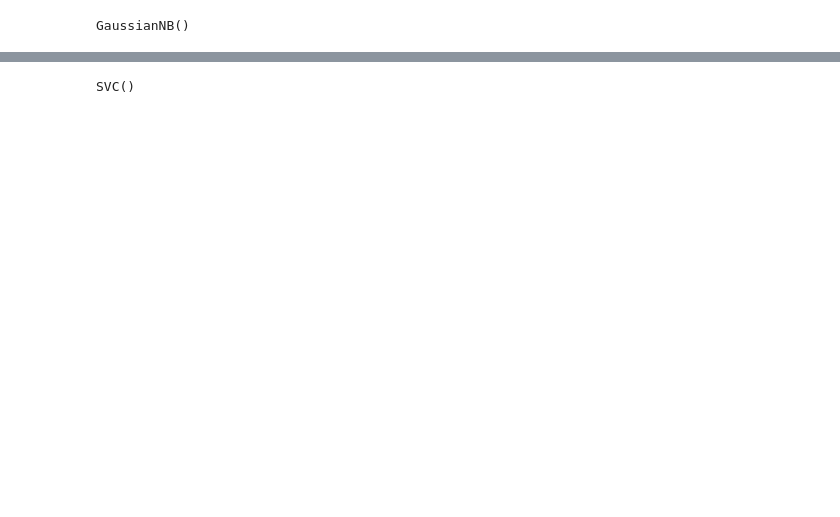
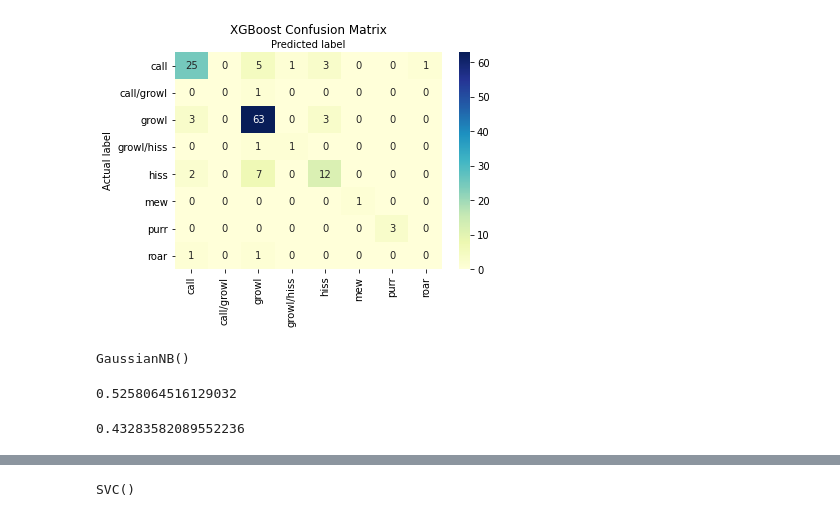
Before and after one commit to kexantus/felidetect, a Jupyter notebook: Feature Cleaning and First Models.ipynb, the cells around one changed output, grey strips where cells are left out. Drawn from its saved outputs; the diff is of its cells as text; code cells hidden in the pictures; blank space fills up the shorter version.

```diff
--- a/Feature Cleaning and First Models.ipynb
+++ b/Feature Cleaning and First Models.ipynb
@@ -161,0 +151,3 @@ array(['call', 'call/growl', 'growl', 'hiss', 'purr', 'roar'],
+# %%
+X = df[pd.notnull(df['Call'])].drop(['Call'], axis=1)
+y = df[pd.notnull(df['Call'])]['Call']
@@ -161,0 +160,2 @@ array(['call', 'call/growl', 'growl', 'hiss', 'purr', 'roar'],
+# %%
+X_train, X_test, y_train, y_test = train_test_split(X, y, test_size = 0.30)
@@ -161,0 +187,2 @@ array(['call', 'call/growl', 'growl', 'hiss', 'purr', 'roar'],
+# %%
+clf.fit(X_train, y_train)
@@ -161,0 +208,2 @@ array(['call', 'call/growl', 'growl', 'hiss', 'purr', 'roar'],
+# %%
+y_pred = clf.predict(X_test)
@@ -162,3 +228,16 @@ array(['call', 'call/growl', 'growl', 'hiss', 'purr', 'roar'],
+# %%
+names = ['call', 'call/growl','growl','growl/hiss','hiss','mew','purr', 'roar']
+cnf = confusion_matrix(y_test, y_pred)
+fig, ax = plt.subplots()
+tick_marks = np.arange(len(names))
+sns.heatmap(cnf, annot = True, xticklabels = names, cmap= "YlGnBu", yticklabels = names)
+ax.xaxis.set_label_position('top')
+plt.title('XGBoost Confusion Matrix')
+plt.ylabel('Actual label')
+plt.xlabel('Predicted label')
+plt.show()
+# %% [output]
+[figure, added]
 # %%
 gnb = GaussianNB()
 # %%
@@ -166,3 +245,11 @@ gnb.fit(x_train, y_train)
 # %% [output]
 GaussianNB()
+# %%
+gnb.score(X_train, y_train)
+# %% [output]
+0.5258064516129032
+# %%
+gnb.score(X_test, y_test)
+# %% [output]
+0.43283582089552236
 # %%
```
Also changed, not shown: parts of 68 cells of this notebook.
